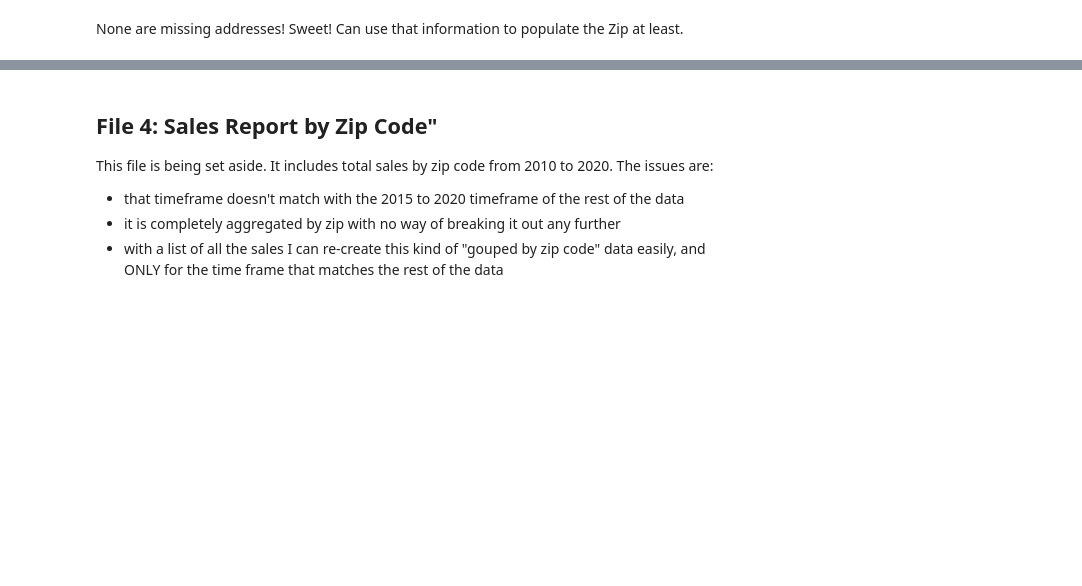
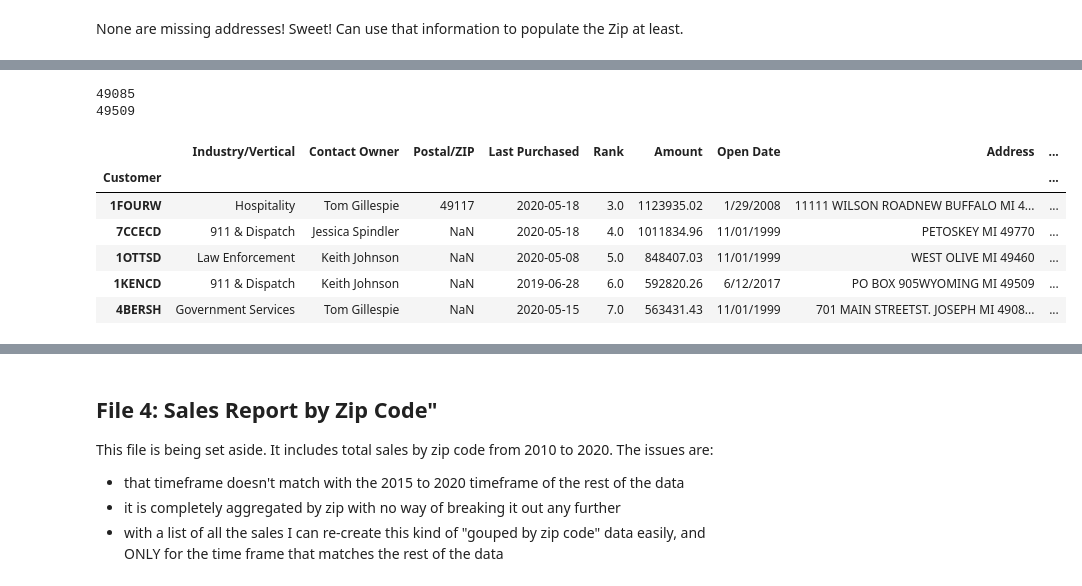
Before and after one commit to markdurrenberger/Retail_Forecasting, a Jupyter notebook: 2_3DataWrangling_EDA.ipynb, the cells around one changed output, grey strips where cells are left out. Cells and saved outputs as stored; diff of their text form; code cells hidden in the pictures; blank space fills up the shorter version.

```diff
--- a/2_3DataWrangling_EDA.ipynb
+++ b/2_3DataWrangling_EDA.ipynb
@@ -412,0 +577,32 @@ None are missing addresses! Sweet! Can use that information to populate the Zip
+# %%
+# Create my zip-returning function
+
+def get_zip(address):
+    '''Takes a string address and returns the zip code'''
+    address = str(address).strip()
+    try:
+        if address[-5]=='-':
+            return address[-10:-5]
+        else:
+            return address[-5:]
+    except:
+        return
+# %%
+# Testing function
+print(get_zip('701 MAIN STREETST. JOSEPH MI 49085-1392'))
+
+print(get_zip('PO BOX 905WYOMING MI 49509'))
+# %% [output]
+49085
+49509
+# %%
+combined['Zip'] = combined['Address'].apply(get_zip)
+combined.head()
+# %% [output]
+|  | Industry/Vertical | Contact Owner | Postal/ZIP | Last Purchased | Rank | Amount | Open Date | Address | ... |
+| Customer |  |  |  |  |  |  |  |  | ... |
+| 1FOURW | Hospitality | Tom Gillespie | 49117 | 2020-05-18 | 3.0 | 1123935.02 | 1/29/2008 | 11111 WILSON ROADNEW BUFFALO MI 4... | ... |
+| 7CCECD | 911 & Dispatch | Jessica Spindler | NaN | 2020-05-18 | 4.0 | 1011834.96 | 11/01/1999 | PETOSKEY MI 49770 | ... |
+| 1OTTSD | Law Enforcement | Keith Johnson | NaN | 2020-05-08 | 5.0 | 848407.03 | 11/01/1999 | WEST OLIVE MI 49460 | ... |
+| 1KENCD | 911 & Dispatch | Keith Johnson | NaN | 2019-06-28 | 6.0 | 592820.26 | 6/12/2017 | PO BOX 905WYOMING MI 49509 | ... |
+| 4BERSH | Government Services | Tom Gillespie | NaN | 2020-05-15 | 7.0 | 563431.43 | 11/01/1999 | 701 MAIN STREETST. JOSEPH MI 4908... | ... |
```
Also changed, not shown: parts of 36 cells of this notebook.
